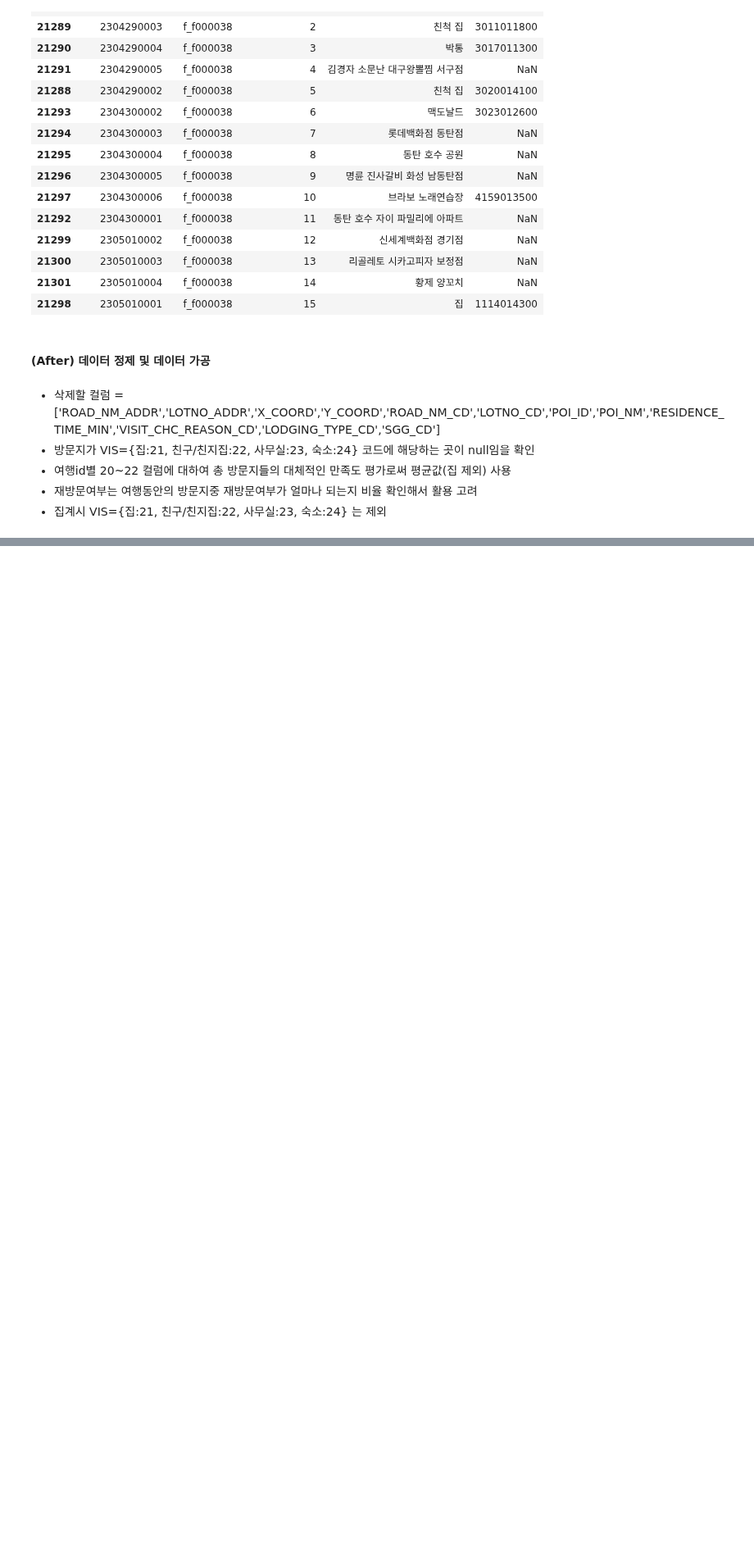
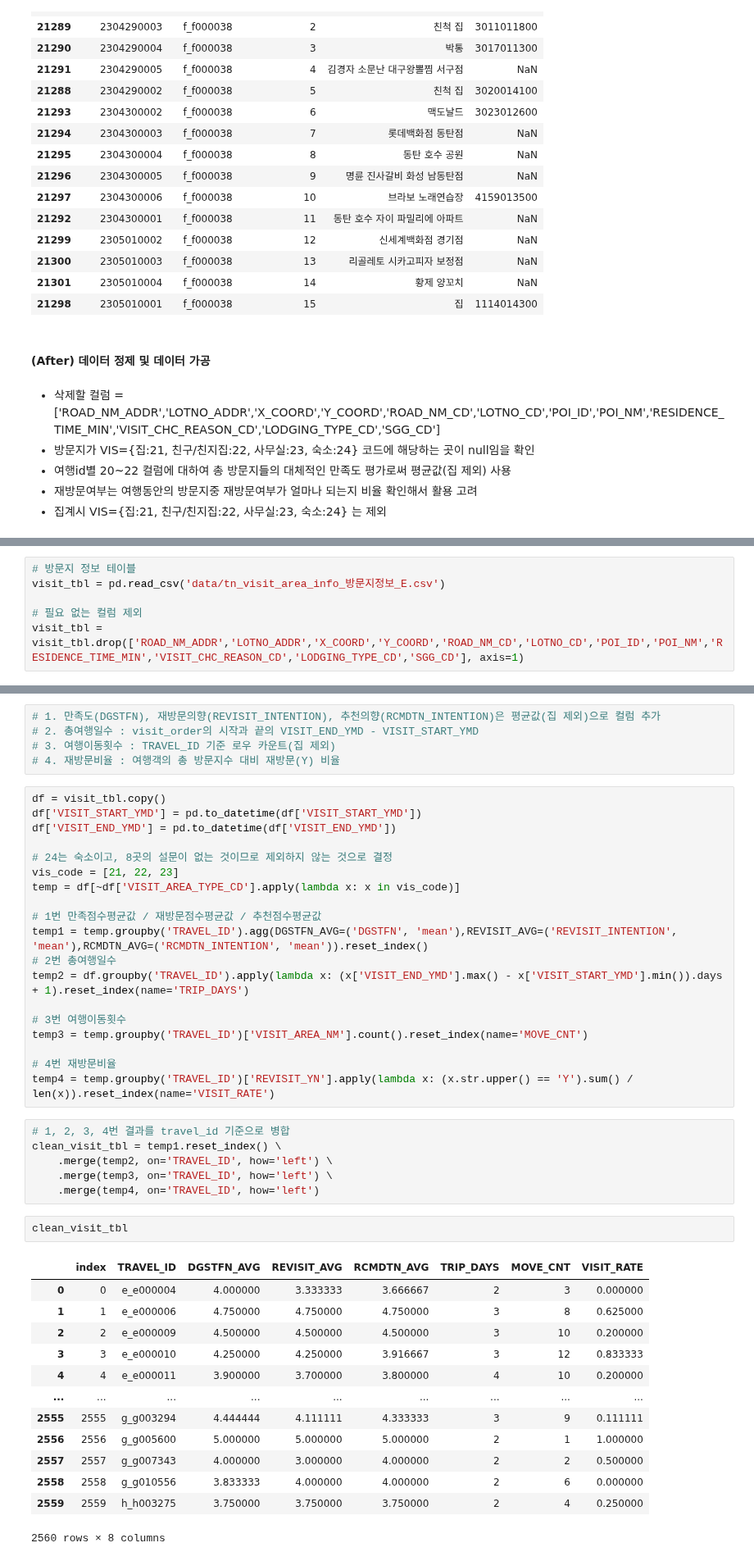
Before and after one commit to SKNetworks-AI19-250818/SKN19-mini-1Team, a Jupyter notebook: preprocessing/여행방문지내역_전처리.ipynb, the cells around one changed output, grey strips where cells are left out. Shown at 82% size. Drawn from its saved outputs; the diff is of its cells as text; blank space fills up the shorter version.

```diff
--- a/preprocessing/방문지데이터확인.ipynb
+++ b/preprocessing/여행방문지내역_전처리.ipynb
@@ -661,0 +864,6 @@ temp
+# %%
+# 방문지 정보 테이블
+visit_tbl = pd.read_csv('data/tn_visit_area_info_방문지정보_E.csv')
+
+# 필요 없는 컬럼 제외
+visit_tbl = visit_tbl.drop(['ROAD_NM_ADDR','LOTNO_ADDR','X_COORD','Y_COORD','ROAD_NM_CD','LOTNO_CD','POI_ID','POI_NM','RESIDENCE_TIME_MIN','VISIT_CHC_REASON_CD','LODGING_TYPE_CD','SGG_CD'], axis=1)
@@ -661,0 +879,46 @@ temp
+# %%
+# 1. 만족도(DGSTFN), 재방문의향(REVISIT_INTENTION), 추천의향(RCMDTN_INTENTION)은 평균값(집 제외)으로 컬럼 추가
+# 2. 총여행일수 : visit_order의 시작과 끝의 VISIT_END_YMD - VISIT_START_YMD
+# 3. 여행이동횟수 : TRAVEL_ID 기준 로우 카운트(집 제외)
+# 4. 재방문비율 : 여행객의 총 방문지수 대비 재방문(Y) 비율
+# %%
+df = visit_tbl.copy()
+df['VISIT_START_YMD'] = pd.to_datetime(df['VISIT_START_YMD'])
+df['VISIT_END_YMD'] = pd.to_datetime(df['VISIT_END_YMD'])
+
+# 24는 숙소이고, 8곳의 설문이 없는 것이므로 제외하지 않는 것으로 결정
+vis_code = [21, 22, 23]
+temp = df[~df['VISIT_AREA_TYPE_CD'].apply(lambda x: x in vis_code)]
+
+# 1번 만족점수평균값 / 재방문점수평균값 / 추천점수평균값
+temp1 = temp.groupby('TRAVEL_ID').agg(DGSTFN_AVG=('DGSTFN', 'mean'),REVISIT_AVG=('REVISIT_INTENTION', 'mean'),RCMDTN_AVG=('RCMDTN_INTENTION', 'mean')).reset_index()
+# 2번 총여행일수
+temp2 = df.groupby('TRAVEL_ID').apply(lambda x: (x['VISIT_END_YMD'].max() - x['VISIT_START_YMD'].min()).days + 1).reset_index(name='TRIP_DAYS')
+
+# 3번 여행이동횟수
+temp3 = temp.groupby('TRAVEL_ID')['VISIT_AREA_NM'].count().reset_index(name='MOVE_CNT')
+
+# 4번 재방문비율
+temp4 = temp.groupby('TRAVEL_ID')['REVISIT_YN'].apply(lambda x: (x.str.upper() == 'Y').sum() / len(x)).reset_index(name='VISIT_RATE')
+# %%
+# 1, 2, 3, 4번 결과를 travel_id 기준으로 병합
+clean_visit_tbl = temp1.reset_index() \
+    .merge(temp2, on='TRAVEL_ID', how='left') \
+    .merge(temp3, on='TRAVEL_ID', how='left') \
+    .merge(temp4, on='TRAVEL_ID', how='left')
+# %%
+clean_visit_tbl
+# %% [output]
+|  | index | TRAVEL_ID | DGSTFN_AVG | REVISIT_AVG | RCMDTN_AVG | TRIP_DAYS | MOVE_CNT | VISIT_RATE |
+| 0 | 0 | e_e000004 | 4.000000 | 3.333333 | 3.666667 | 2 | 3 | 0.000000 |
+| 1 | 1 | e_e000006 | 4.750000 | 4.750000 | 4.750000 | 3 | 8 | 0.625000 |
+| 2 | 2 | e_e000009 | 4.500000 | 4.500000 | 4.500000 | 3 | 10 | 0.200000 |
+| 3 | 3 | e_e000010 | 4.250000 | 4.250000 | 3.916667 | 3 | 12 | 0.833333 |
+| 4 | 4 | e_e000011 | 3.900000 | 3.700000 | 3.800000 | 4 | 10 | 0.200000 |
+| ... | ... | ... | ... | ... | ... | ... | ... | ... |
+| 2555 | 2555 | g_g003294 | 4.444444 | 4.111111 | 4.333333 | 3 | 9 | 0.111111 |
+| 2556 | 2556 | g_g005600 | 5.000000 | 5.000000 | 5.000000 | 2 | 1 | 1.000000 |
+| 2557 | 2557 | g_g007343 | 4.000000 | 3.000000 | 4.000000 | 2 | 2 | 0.500000 |
+| 2558 | 2558 | g_g010556 | 3.833333 | 4.000000 | 4.000000 | 2 | 6 | 0.000000 |
+| 2559 | 2559 | h_h003275 | 3.750000 | 3.750000 | 3.750000 | 2 | 4 | 0.250000 |
+2560 rows × 8 columns
```
Also changed, not shown: parts of 43 cells of this notebook, 3 other files.
